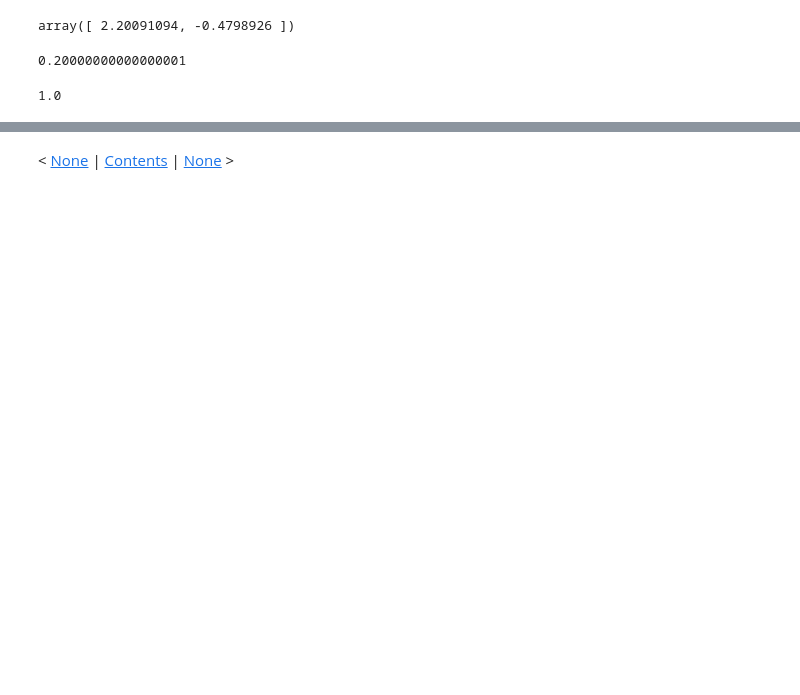
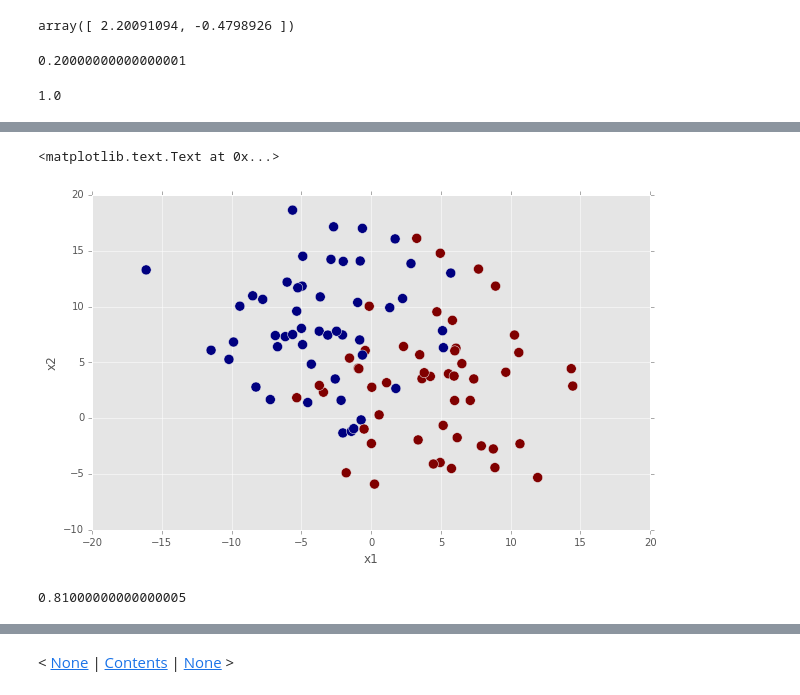
Before and after one commit to mbeyeler/opencv-machine-learning, a Jupyter notebook: notebooks/09.01-Understanding-perceptrons.ipynb, the cells around one changed output, grey strips where cells are left out. Drawn from its saved outputs; the diff is of its cells as text; code cells hidden in the pictures; blank space fills up the shorter version.

```diff
--- a/notebooks/09.01-Understanding-perceptrons.ipynb
+++ b/notebooks/09.01-Understanding-perceptrons.ipynb
@@ -98,0 +113,8 @@ plot_decision_boundary(p, X, y)
+# %%
+plt.figure(figsize=(10, 6))
+plt.scatter(X[:, 0], X[:, 1], s=100, c=y);
+plt.xlabel('x1')
+plt.ylabel('x2')
+# %% [output]
+<matplotlib.text.Text at 0x...>
+[figure, added]
@@ -98,0 +124,4 @@ plot_decision_boundary(p, X, y)
+# %%
+accuracy_score(p.predict(X), y)
+# %% [output]
+0.81000000000000005
```
Also changed, not shown: parts of 16 cells of this notebook, 2 other files.
